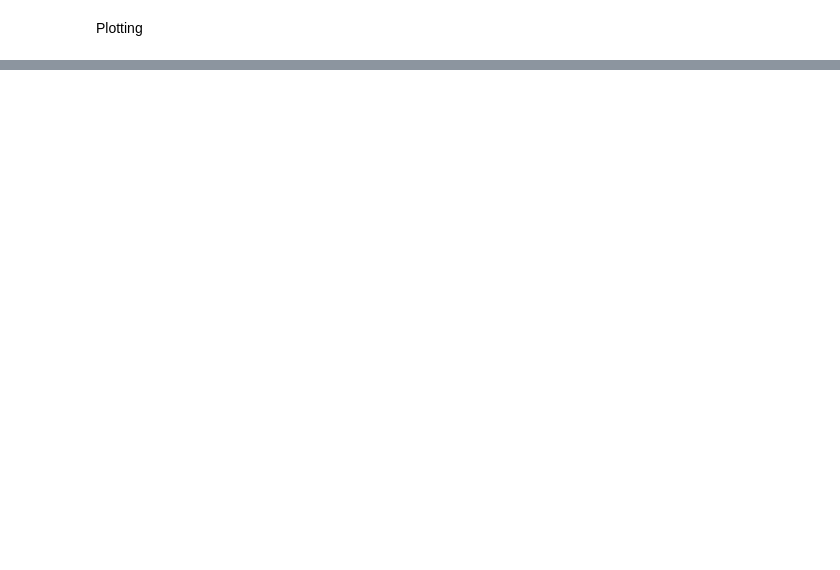
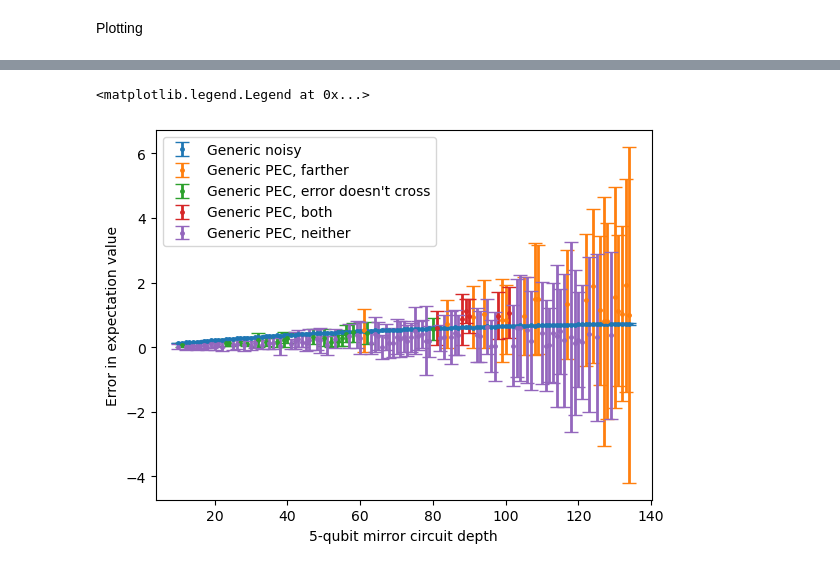
Before and after one commit to irvingatchem/EE522_25_3, a Jupyter notebook: Notebooks/PEC/Harry_Plotter_PEC.ipynb, the cells around one changed output, grey strips where cells are left out. Saved outputs shown, nothing was run; the diff lists cells and outputs as text; code cells hidden in the pictures; blank space fills up the shorter version.

```diff
--- a/Notebooks/PEC/Harry_Plotter_PEC.ipynb
+++ b/Notebooks/PEC/Harry_Plotter_PEC.ipynb
@@ -66,35 +108,36 @@ FileNotFoundError: Notebooks\PEC\Data\Sherbrooke_PEC_mirror_nqubits_2_shots_1000
 # %%
 # Generic data
-generic_ideal_5qvals = np.genfromtxt("C:\\Users\\munkr\\Documents\\GitHub\\EE522_25_3\\Notebooks\\Generic_PEC_mirror_nqubits_5_shots_10000_trials_10_Test_Depths\\true_values2025-05-20_18-12-16.txt", delimiter = " ")
+generic_ideal_5qvals = np.genfromtxt("C:\\Users\\munkr\\Documents\\GitHub\\EE522_25_3\\Notebooks\\PEC\\Data\\Generic_PEC_mirror_nqubits_5_shots_10000_trials_10_Test_Depths\\true_values2025-05-20_18-12-16.txt", delimiter = " ")
 generic_ideal_5qavgs = np.average(generic_ideal_5qvals, axis=1)
 
-generic_raw_5qvals = np.genfromtxt("C:\\Users\\munkr\\Documents\\GitHub\\EE522_25_3\\Notebooks\\Generic_PEC_mirror_nqubits_5_shots_10000_trials_10_Test_Depths\\noisy_values2025-05-20_18-12-16.txt", delimiter = " ")
+generic_raw_5qvals = np.genfromtxt("C:\\Users\\munkr\\Documents\\GitHub\\EE522_25_3\\Notebooks\\PEC\\Data\\Generic_PEC_mirror_nqubits_5_shots_10000_trials_10_Test_Depths\\noisy_values2025-05-20_18-12-16.txt", delimiter = " ")
 generic_raw_5qavgs = np.average(generic_raw_5qvals, axis=1)
 generic_raw_5qstds = np.std(generic_raw_5qvals, axis=1, ddof=1)
 
-generic_pec_5qvals = np.genfromtxt("C:\\Users\\munkr\\Documents\\GitHub\\EE522_25_3\\Notebooks\\Generic_PEC_mirror_nqubits_5_shots_10000_trials_10_Test_Depths\\pec_values2025-05-20_18-12-16.txt", delimiter = " ")
+generic_pec_5qvals = np.genfromtxt("C:\\Users\\munkr\\Documents\\GitHub\\EE522_25_3\\Notebooks\\PEC\\Data\\Generic_PEC_mirror_nqubits_5_shots_10000_trials_10_Test_Depths\\pec_values2025-05-20_18-12-16.txt", delimiter = " ")
 generic_pec_5qavgs = np.average(generic_pec_5qvals, axis=1)
 generic_pec_5qstds = np.std(generic_pec_5qvals, axis=1, ddof=1)
 
-generic_5qdepths = np.arange(0,len(generic_ideal_5qvals))
+generic_5qdepths = np.arange(10,len(generic_ideal_5qvals)+10)
 
 generic_raw_5qerrors = np.abs([a_i - b_i for a_i, b_i in zip(generic_raw_5qavgs, generic_ideal_5qavgs)])
 generic_pec_5qerrors = np.abs([a_i - b_i for a_i, b_i in zip(generic_pec_5qavgs, generic_ideal_5qavgs)])
 
 
 # Sherbrooke data
-sherbrooke_ideal_5qvals = np.genfromtxt("C:\\Users\\munkr\\Documents\\GitHub\\EE522_25_3\\Notebooks\\Sherbrooke_PEC_mirror_nqubits_5_shots_10000_trials_10_Test_Depths\\true_values2025-05-21_18-55-02.txt", delimiter = " ")
+sherbrooke_ideal_5qvals = np.genfromtxt("C:\\Users\\munkr\\Documents\\GitHub\\EE522_25_3\\Notebooks\\PEC\\Data\\Sherbrooke_PEC_mirror_nqubits_5_shots_10000_trials_10_Test_Depths\\true_values2025-05-21_18-55-02.txt", delimiter = " ")
 sherbrooke_ideal_5qavgs = np.average(sherbrooke_ideal_5qvals, axis=1)
 
-sherbrooke_raw_5qvals = np.genfromtxt("C:\\Users\\munkr\\Documents\\GitHub\\EE522_25_3\\Notebooks\\Sherbrooke_PEC_mirror_nqubits_5_shots_10000_trials_10_Test_Depths\\noisy_values2025-05-21_18-55-02.txt", delimiter = " ")
+sherbrooke_raw_5qvals = np.genfromtxt("C:\\Users\\munkr\\Documents\\GitHub\\EE522_25_3\\Notebooks\\PEC\\Data\\Sherbrooke_PEC_mirror_nqubits_5_shots_10000_trials_10_Test_Depths\\noisy_values2025-05-21_18-55-02.txt", delimiter = " ")
 sherbrooke_raw_5qavgs = np.average(sherbrooke_raw_5qvals, axis=1)
 sherbrooke_raw_5qstds = np.std(sherbrooke_raw_5qvals, axis=1, ddof=1)
 
-sherbrooke_pec_5qvals = np.genfromtxt("C:\\Users\\munkr\\Documents\\GitHub\\EE522_25_3\\Notebooks\\Sherbrooke_PEC_mirror_nqubits_5_shots_10000_trials_10_Test_Depths\\pec_values2025-05-21_18-55-02.txt", delimiter = " ")
+sherbrooke_pec_5qvals = np.genfromtxt("C:\\Users\\munkr\\Documents\\GitHub\\EE522_25_3\\Notebooks\\PEC\\Data\\Sherbrooke_PEC_mirror_nqubits_5_shots_10000_trials_10_Test_Depths\\pec_values2025-05-21_18-55-02.txt", delimiter = " ")
 sherbrooke_pec_5qavgs = np.average(sherbrooke_pec_5qvals, axis=1)
 sherbrooke_pec_5qstds = np.std(sherbrooke_pec_5qvals, axis=1, ddof=1)
 
-sherbrooke_5qdepths = np.arange(0,len(sherbrooke_ideal_5qavgs))
+
+sherbrooke_5qdepths = np.arange(10,len(sherbrooke_ideal_5qavgs)+10)
 
 sherbrooke_raw_5qerrors = np.abs([a_i - b_i for a_i, b_i in zip(sherbrooke_raw_5qavgs, sherbrooke_ideal_5qavgs)])
 sherbrooke_pec_5qerrors = np.abs([a_i - b_i for a_i, b_i in zip(sherbrooke_pec_5qavgs,sherbrooke_ideal_5qavgs)])
@@ -149,0 +261,15 @@ ax4.legend(loc = "upper left")
+# %%
+plt.figure()
+kwargs = {"capsize": 5, "lw": 2}
+
+plt.errorbar(generic_5qdepths, generic_raw_5qerrors, yerr= generic_raw_5qstds, label = "Generic noisy", **kwargs, fmt='o', ms=2.5)
+plt.errorbar(generic_5qdepths[generic_5q_farther_indicies], generic_pec_5qerrors[generic_5q_farther_indicies], yerr= generic_pec_5qstds[generic_5q_farther_indicies], label = "Generic PEC, farther", **kwargs, fmt='o', ms=2.5)
+plt.errorbar(generic_5qdepths[generic_5q_eb_no_cross_indicies], generic_pec_5qerrors[generic_5q_eb_no_cross_indicies], yerr= generic_pec_5qstds[generic_5q_eb_no_cross_indicies], label = "Generic PEC, error doesn't cross", **kwargs, fmt='o', ms=2.5)
+plt.errorbar(generic_5qdepths[generic_5q_both_indicies], generic_pec_5qerrors[generic_5q_both_indicies], yerr= generic_pec_5qstds[generic_5q_both_indicies], label = "Generic PEC, both", **kwargs, fmt='o', ms=2.5)
+plt.errorbar(generic_5qdepths[generic_5q_neither_indicies], generic_pec_5qerrors[generic_5q_neither_indicies], yerr= generic_pec_5qstds[generic_5q_neither_indicies], label = "Generic PEC, neither", **kwargs, fmt='o', ms=2.5)
+plt.xlabel("5-qubit mirror circuit depth")
+plt.ylabel("Error in expectation value")
+plt.legend(loc = "upper left")
+# %% [output]
+<matplotlib.legend.Legend at 0x...>
+[figure, added]
```
Also changed, not shown: parts of 22 cells of this notebook, 9 other files.
